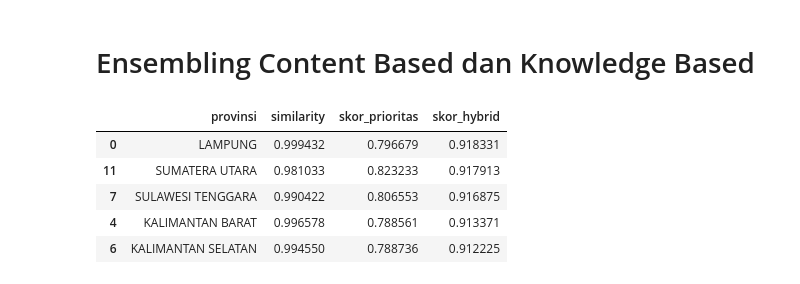
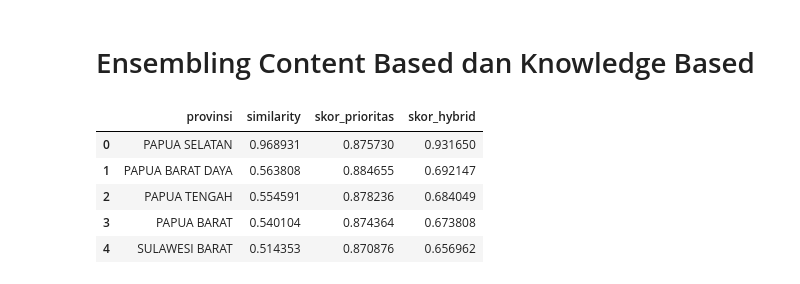
Before and after one commit to RandiBro234/MedDistrib, a Jupyter notebook: data/goverment.ipynb, the cells around one changed output. Cells and saved outputs as stored; diff of their text form; code cells hidden in the pictures.

```diff
--- a/data/goverment.ipynb
+++ b/data/goverment.ipynb
@@ -320,7 +320,10 @@ get_similar_real_provinces("ACEH", top_n=10)
 # ==============================
 # 1. AMBIL DATA ASLI SAJA
 # ==============================
-df_kb = df_final[~df_final["provinsi"].str.contains("_VAR")].copy()
+df_kb = df_final[
+    (~df_final["provinsi"].str.contains("_VAR")) &
+    (df_final["provinsi"] != "INDONESIA")
+].copy()
 
 # ==============================
 # 2. PILIH FITUR UNTUK SCORING
@@ -353,19 +356,28 @@ df_kb["rasio_scaled"] = scaler_kb.fit_transform(df_kb[["rasio_dokter_puskesmas"]
 # 5. HITUNG SKOR PRIORITAS
 # ==============================
 df_kb["skor_prioritas"] = (
-    0.40 * (1 - df_kb["rasio_scaled"]) +   # rasio kecil = prioritas tinggi
-    0.25 * df_kb["puskesmas_scaled"] +     # puskesmas banyak = prioritas tinggi
-    0.20 * (1 - df_kb["dokter_scaled"]) +  # dokter sedikit = prioritas tinggi
-    0.15 * (1 - df_kb["rs_scaled"])        # RS sedikit = prioritas tinggi
+    0.75 * (1 - df_kb["rasio_scaled"]) +      # rasio rendah = prioritas tinggi
+    0.10 * df_kb["puskesmas_scaled"] +        # puskesmas banyak = beban layanan tinggi
+    0.10 * (1 - df_kb["dokter_scaled"]) +     # dokter sedikit = prioritas tinggi
+    0.05 * (1 - df_kb["rs_scaled"])           # rumah sakit sedikit = prioritas tinggi
 )
 
 # ==============================
-# 6. URUTKAN DARI PALING PRIORITAS
+# 6. PENALTI UNTUK PROVINSI DENGAN DOKTER SANGAT BESAR
+# ==============================
+df_kb["skor_prioritas"] = np.where(
+    df_kb["total_dokter"] > 50,
+    df_kb["skor_prioritas"] * 0.85,
+    df_kb["skor_prioritas"]
+)
+
+# ==============================
+# 7. URUTKAN DARI PALING PRIORITAS
 # ==============================
 df_kb = df_kb.sort_values("skor_prioritas", ascending=False)
 
 # ==============================
-# 7. TAMPILKAN HASIL
+# 8. TAMPILKAN HASIL
 # ==============================
 df_kb[[
     "provinsi",
@@ -471,11 +483,11 @@ def hybrid_recommendation(provinsi, top_n=5, alpha=0.6, beta=0.4):
 
     return df_hybrid.head(top_n)
 # %%
-hybrid_recommendation("SUMATERA BARAT", top_n=5)
+hybrid_recommendation("PAPUA PEGUNUNGAN", top_n=5)
 # %% [output]
 |  | provinsi | similarity | skor_prioritas | skor_hybrid |
-| 0 | LAMPUNG | 0.999432 | 0.796679 | 0.918331 |
-| 11 | SUMATERA UTARA | 0.981033 | 0.823233 | 0.917913 |
-| 7 | SULAWESI TENGGARA | 0.990422 | 0.806553 | 0.916875 |
-| 4 | KALIMANTAN BARAT | 0.996578 | 0.788561 | 0.913371 |
-| 6 | KALIMANTAN SELATAN | 0.994550 | 0.788736 | 0.912225 |
+| 0 | PAPUA SELATAN | 0.968931 | 0.875730 | 0.931650 |
+| 1 | PAPUA BARAT DAYA | 0.563808 | 0.884655 | 0.692147 |
+| 2 | PAPUA TENGAH | 0.554591 | 0.878236 | 0.684049 |
+| 3 | PAPUA BARAT | 0.540104 | 0.874364 | 0.673808 |
+| 4 | SULAWESI BARAT | 0.514353 | 0.870876 | 0.656962 |
```
Also changed, not shown: parts of 8 cells of this notebook, 7 other files.
